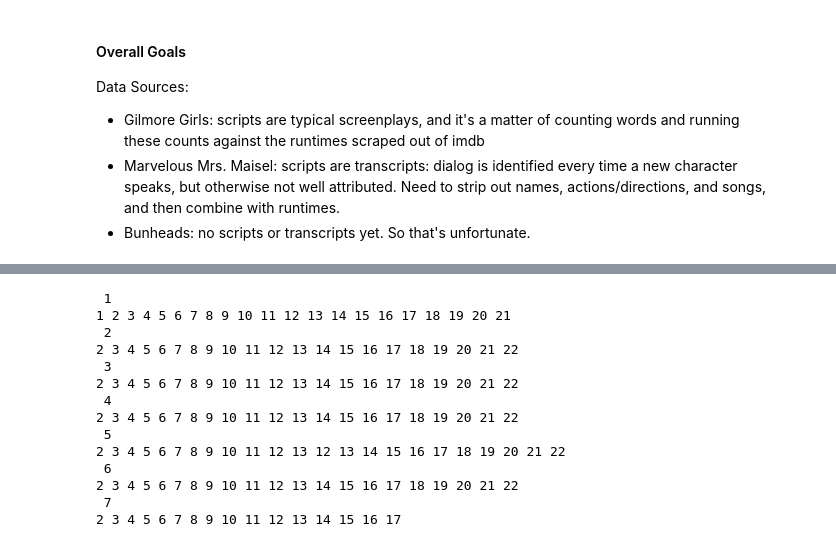
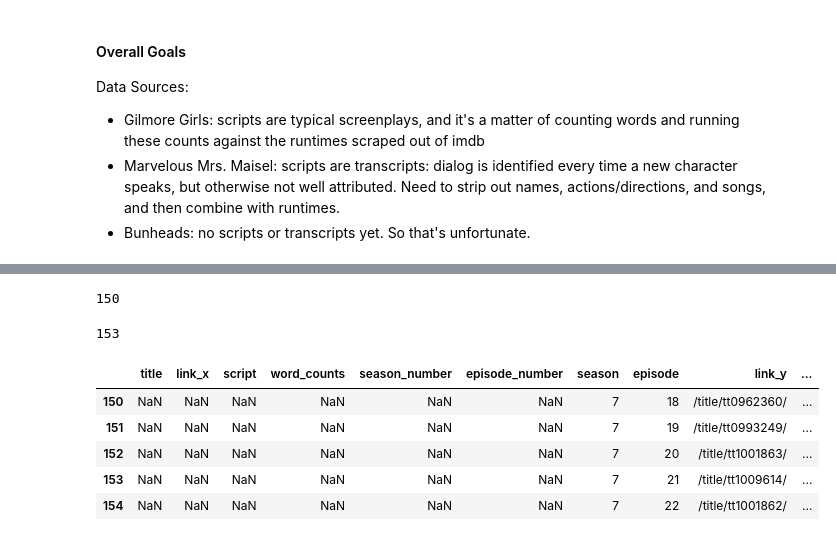
Before and after one commit to bernardkung/AmyShermanPalladino, a Jupyter notebook: main_processor.ipynb, the cells around one changed output, grey strips where cells are left out. Cells and saved outputs as stored; diff of their text form; code cells hidden in the pictures.

Commit message:
started combining word counts and runtimes for gilmore girls

```diff
--- a/main_processor.ipynb
+++ b/main_processor.ipynb
@@ -18,25 +39,22 @@ gilmore_runtimes = open_json('./output/gilmore_runtimes.json')
 # %%
-curr_season = 1
-print("", 1, end = "\n", flush=True)
-for script in gilmore_scripts:
-    if script['season_number'] == curr_season:
-        print(script['episode_number'], end =" ", flush=True)
-    elif script['season_number'] != curr_season:
-        curr_season = script['season_number']
-        print("\n", script['season_number'], end = "\n", flush=True)
+len(gilmore_scripts)
 # %% [output]
- 1
-1 2 3 4 5 6 7 8 9 10 11 12 13 14 15 16 17 18 19 20 21
- 2
-2 3 4 5 6 7 8 9 10 11 12 13 14 15 16 17 18 19 20 21 22
- 3
-2 3 4 5 6 7 8 9 10 11 12 13 14 15 16 17 18 19 20 21 22
- 4
-2 3 4 5 6 7 8 9 10 11 12 13 14 15 16 17 18 19 20 21 22
- 5
-2 3 4 5 6 7 8 9 10 11 12 13 12 13 14 15 16 17 18 19 20 21 22
- 6
-2 3 4 5 6 7 8 9 10 11 12 13 14 15 16 17 18 19 20 21 22
- 7
-2 3 4 5 6 7 8 9 10 11 12 13 14 15 16 17
+150
+# %%
+len(gilmore_runtimes)
+# %% [output]
+153
+# %%
+df_scripts = pd.read_json('./output/gilmore_scripts.json')
+df_runtimes = pd.read_json('./output/gilmore_runtimes.json')
+# %%
+df_merge = pd.merge(df_scripts, df_runtimes, left_on=['season_number', 'episode_number'], right_on=['season', 'episode'], how='right')
+df_merge[df_merge['title'].isna()]
+# %% [output]
+|  | title | link_x | script | word_counts | season_number | episode_number | season | episode | link_y | ... |
+| 150 | NaN | NaN | NaN | NaN | NaN | NaN | 7 | 18 | /title/tt0962360/ | ... |
+| 151 | NaN | NaN | NaN | NaN | NaN | NaN | 7 | 19 | /title/tt0993249/ | ... |
+| 152 | NaN | NaN | NaN | NaN | NaN | NaN | 7 | 20 | /title/tt1001863/ | ... |
+| 153 | NaN | NaN | NaN | NaN | NaN | NaN | 7 | 21 | /title/tt1009614/ | ... |
+| 154 | NaN | NaN | NaN | NaN | NaN | NaN | 7 | 22 | /title/tt1001862/ | ... |
 # %%
```
Also changed, not shown: parts of 3 cells of this notebook.
